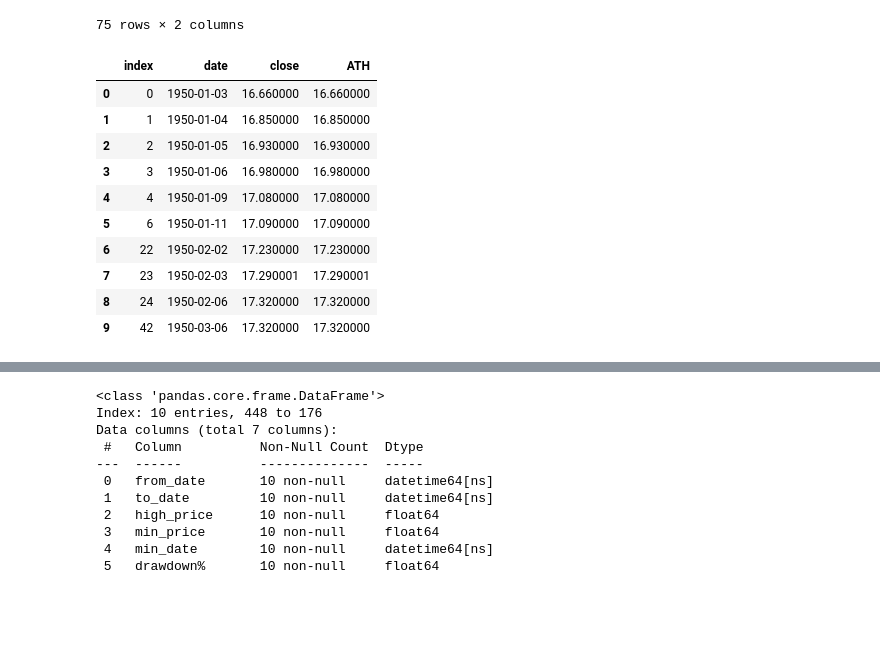
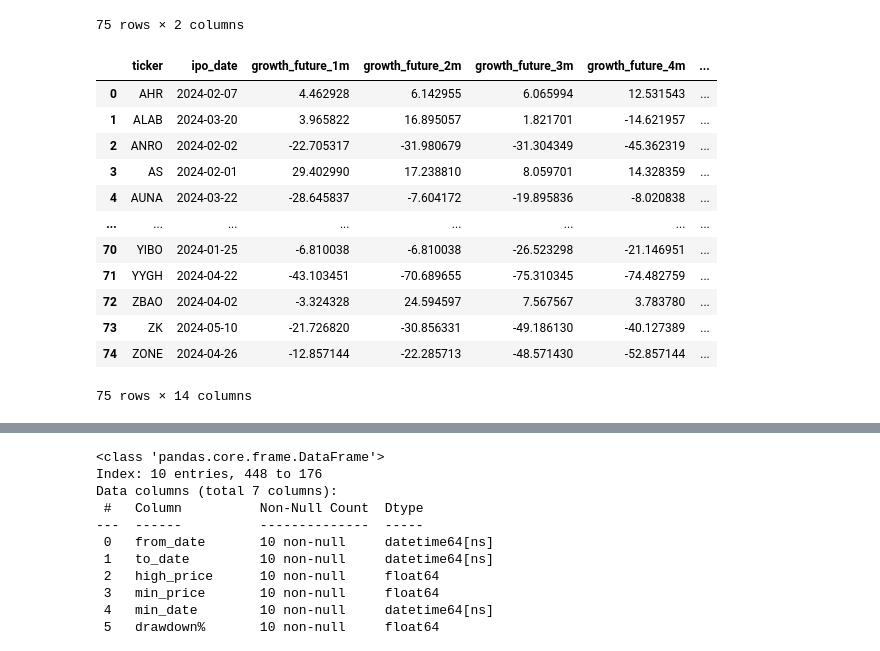
Before and after one commit to Jaguar838/stock-markets-analytics-zoomcamp, a Jupyter notebook: HW/2025/hw-02/hw-02.ipynb, the cells around one changed output, grey strips where cells are left out. Saved outputs shown, nothing was run; the diff lists cells and outputs as text; code cells hidden in the pictures; blank space fills up the shorter version.

```diff
--- a/HW/2025/hw-02/hw-02.ipynb
+++ b/HW/2025/hw-02/hw-02.ipynb
@@ -662,38 +662,44 @@ pd.DataFrame(min_ipo)
 # %%
 def add_growth_columns_monthly(df: pd.DataFrame, daily_prices_df: pd.DataFrame) -> pd.DataFrame:
     """
-    Додає стовпці з приростом (growth_future_1m ... growth_future_12m) до датафрейму df.
+    Додає стовпці з приростом (growth_future_1m ... growth_future_12m) до кожного рядка датафрейму df.
     Вважаємо, що 1 місяць = 21 торговий день.
-
-    Args:
-        df: Датафрейм з датою IPO та символом акції.
-        daily_prices_df: Датафрейм з денними цінами акцій.
-
-    Returns:
-        Датафрейм з доданими стовпцями зростання.
     """
     trading_days_per_month = 21
     month_offsets = [i * trading_days_per_month for i in range(1, 13)]  # [21, 42, ..., 252]
 
-    for ticker in df['ticker']:
-        row_idx = df.loc[df['ticker'] == ticker].index[0]
-        ipo_date = df.loc[row_idx, 'ipo_date']
-        ticker_prices = daily_prices_df[ticker][ipo_date:]
+    for idx, row in df.iterrows():
+        ticker = row['ticker']
+        ipo_date = row['ipo_date']
+
+        if ticker not in daily_prices_df.columns:
+            continue  # пропускаємо, якщо нема цін для цього тікера
+
+        ticker_prices = daily_prices_df[ticker].loc[ipo_date:]
+        if ipo_date not in ticker_prices.index:
+            continue  # пропускаємо, якщо немає ціни в дату IPO
 
         for month_idx, days_ahead in enumerate(month_offsets, start=1):
-            growth = (ticker_prices.shift(-days_ahead) - ticker_prices) / ticker_prices * 100
-            df.loc[row_idx, f"growth_future_{month_idx}m"] = growth[ipo_date]
+            future_price = ticker_prices.shift(-days_ahead)
+            growth = (future_price - ticker_prices) / ticker_prices * 100
+            df.loc[idx, f"growth_future_{month_idx}m"] = growth.get(ipo_date)
 
     return df
+
+
+growth_future_df = add_growth_columns_monthly(min_ipo, daily_prices_all_df)
+growth_future_df
 # %% [output]
-|  | index | date | close | ATH |
-| 0 | 0 | 1950-01-03 | 16.660000 | 16.660000 |
-| 1 | 1 | 1950-01-04 | 16.850000 | 16.850000 |
-| 2 | 2 | 1950-01-05 | 16.930000 | 16.930000 |
-| 3 | 3 | 1950-01-06 | 16.980000 | 16.980000 |
-| 4 | 4 | 1950-01-09 | 17.080000 | 17.080000 |
-| 5 | 6 | 1950-01-11 | 17.090000 | 17.090000 |
-| 6 | 22 | 1950-02-02 | 17.230000 | 17.230000 |
-| 7 | 23 | 1950-02-03 | 17.290001 | 17.290001 |
-| 8 | 24 | 1950-02-06 | 17.320000 | 17.320000 |
-| 9 | 42 | 1950-03-06 | 17.320000 | 17.320000 |
+|  | ticker | ipo_date | growth_future_1m | growth_future_2m | growth_future_3m | growth_future_4m | ... |
+| 0 | AHR | 2024-02-07 | 4.462928 | 6.142955 | 6.065994 | 12.531543 | ... |
+| 1 | ALAB | 2024-03-20 | 3.965822 | 16.895057 | 1.821701 | -14.621957 | ... |
+| 2 | ANRO | 2024-02-02 | -22.705317 | -31.980679 | -31.304349 | -45.362319 | ... |
+| 3 | AS | 2024-02-01 | 29.402990 | 17.238810 | 8.059701 | 14.328359 | ... |
+| 4 | AUNA | 2024-03-22 | -28.645837 | -7.604172 | -19.895836 | -8.020838 | ... |
+| ... | ... | ... | ... | ... | ... | ... | ... |
+| 70 | YIBO | 2024-01-25 | -6.810038 | -6.810038 | -26.523298 | -21.146951 | ... |
+| 71 | YYGH | 2024-04-22 | -43.103451 | -70.689655 | -75.310345 | -74.482759 | ... |
+| 72 | ZBAO | 2024-04-02 | -3.324328 | 24.594597 | 7.567567 | 3.783780 | ... |
+| 73 | ZK | 2024-05-10 | -21.726820 | -30.856331 | -49.186130 | -40.127389 | ... |
+| 74 | ZONE | 2024-04-26 | -12.857144 | -22.285713 | -48.571430 | -52.857144 | ... |
+75 rows × 14 columns
```
Also changed, not shown: parts of 2 cells of this notebook.
